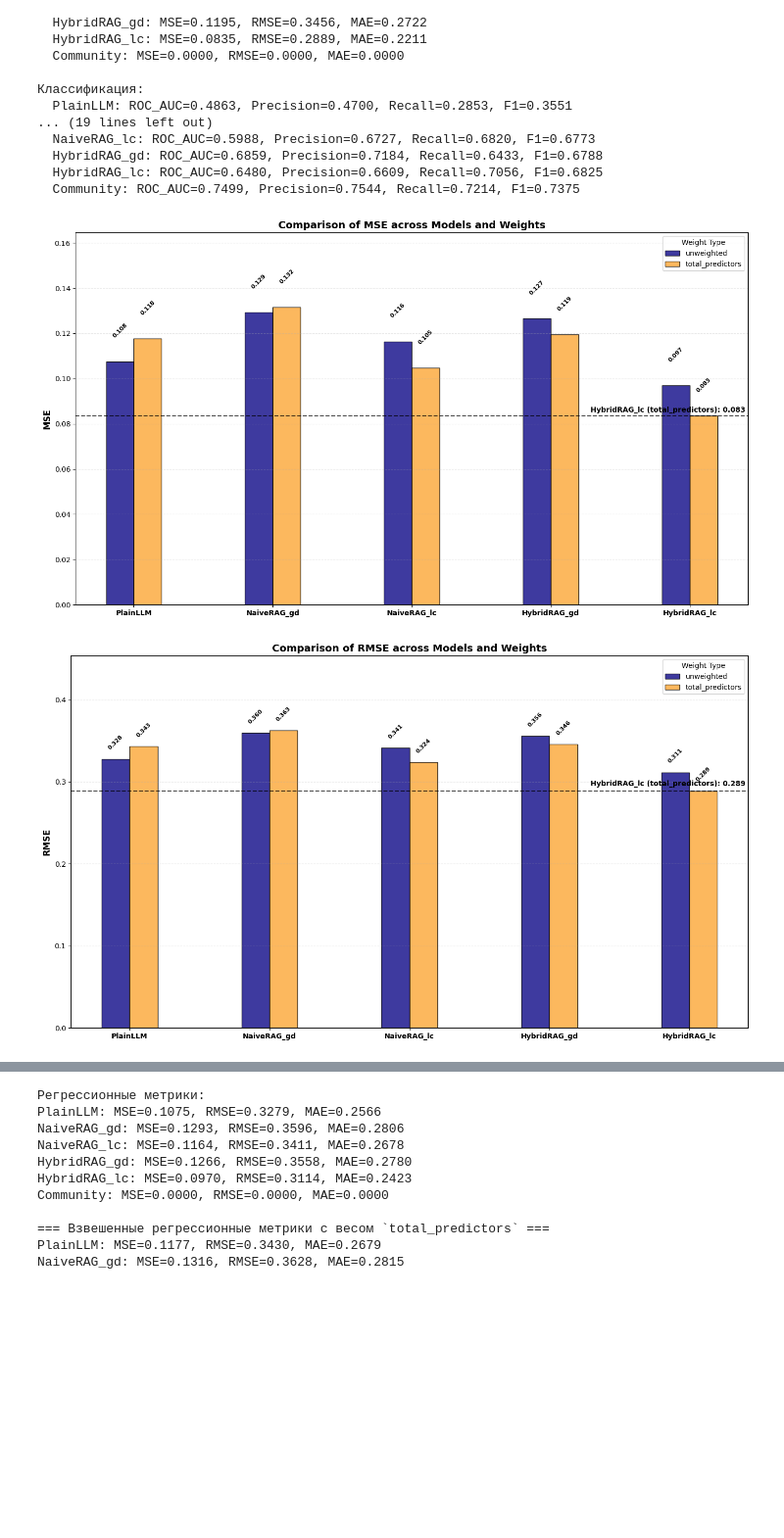
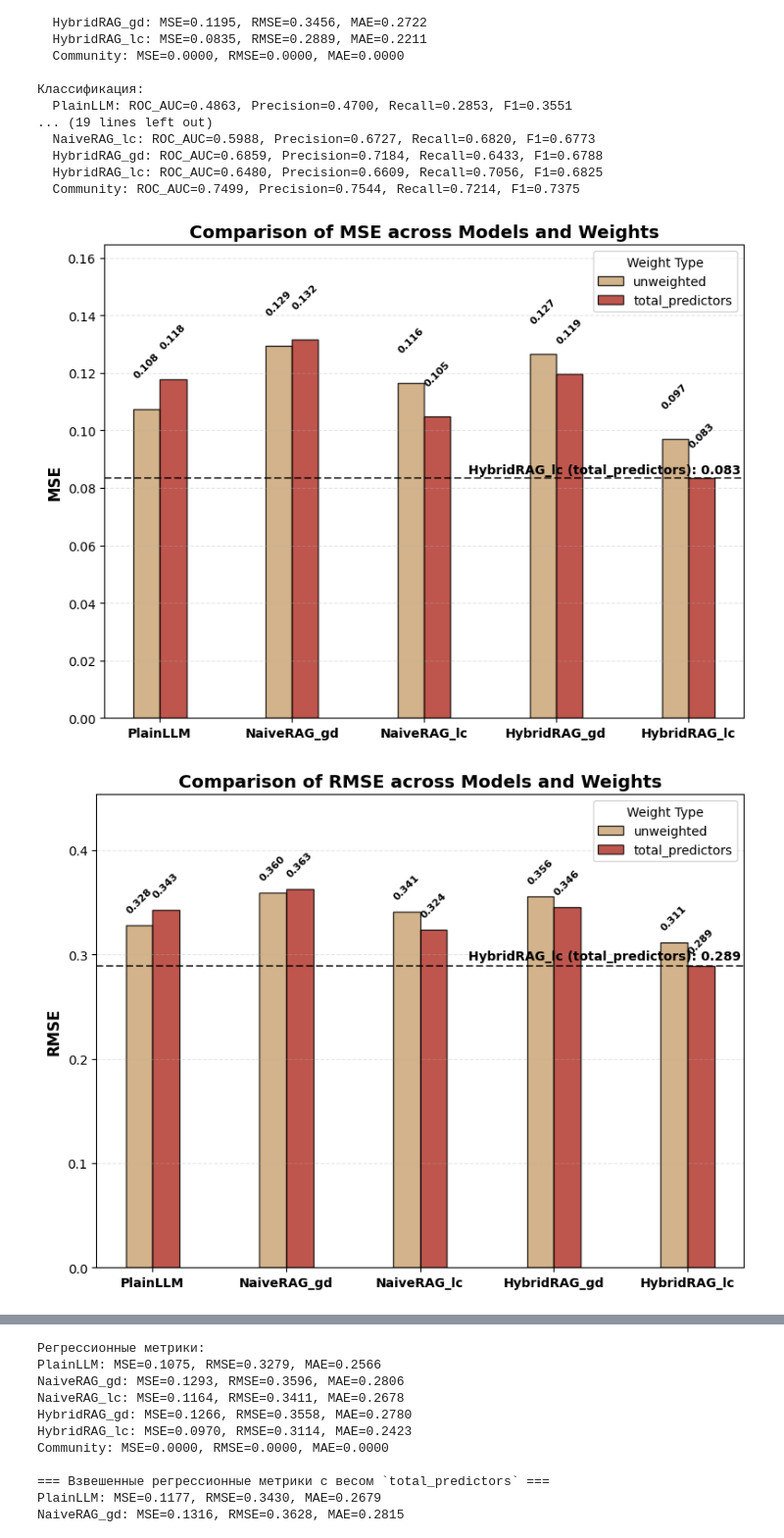
Before and after one commit to StephanOlizko/probability_estimation_rag, a Jupyter notebook: metrics/temp.ipynb, the cells around one changed output, grey strips where cells are left out. Shown: that part at 98% size. Saved outputs shown, nothing was run; the diff lists cells and outputs as text; code cells hidden in the pictures; blank space fills up the shorter version.

```diff
--- a/metrics/temp.ipynb
+++ b/metrics/temp.ipynb
@@ -325,11 +325,11 @@ all_reg = {'unweighted': reg_metrics, **weighted_reg_metrics}
 
 prefixes_without_community = [p for p in prefixes if p != 'Community']
 
-# Use the same color palette for both regression and classification metrics
-colors = plt.cm.plasma(np.linspace(0, 0.8, len(weight_labels)))
+# Use custom colors for both regression and classification metrics
+custom_colors = ['#c8a06e', '#af2c22']  # Yellow and Red
 
 for metric in metrics:
-    plt.figure(figsize=(14, 8))  # Increased figure size for better spacing
+    plt.figure(figsize=(8, 6))  # Increased figure size for better spacing
     n = len(prefixes_without_community)
     width = 0.2
     x = list(range(n))
@@ -354,7 +354,7 @@ for metric in metrics:
     for i, w in enumerate(weight_labels):
         vals = [all_reg[w][p][metric] for p in prefixes_without_community]
         bars = plt.bar([xi + i*width for xi in x], vals, width=width, label=w,
-                color=colors[i], edgecolor='black', linewidth=1, alpha=0.8)
+                color=custom_colors[i], edgecolor='black', linewidth=1, alpha=0.8)
 
         # Add value labels on top of bars
         for j, bar in enumerate(bars):
@@ -412,11 +412,11 @@ metrics_clf = ['ROC_AUC', 'Precision', 'Recall', 'F1', 'Accuracy']
 
 x = list(range(len(prefixes)))
 
-# Use the same color palette as we defined earlier for consistency
-# colors is already defined using plt.cm.plasma
+# Use the same custom colors for consistency
+# custom_colors is already defined as ['#c8a06e', '#af2c22']
 
 for metric in metrics_clf:
-    plt.figure(figsize=(14, 8))
+    plt.figure(figsize=(8, 6))
 
     # Find best (maximum) value for each metric across all models
     best_values = []
@@ -436,33 +436,33 @@ for metric in metrics_clf:
 
     # Plot bars
     for i, w in enumerate(weight_labels):
         vals = [clf_metrics_all[w][p][metric] for p in prefixes]
         bars = plt.bar([xi + i*width for xi in x], vals, width=width, label=w,
-                color=colors[i], edgecolor='black', linewidth=1, alpha=0.8)
+                color=custom_colors[i], edgecolor='black', linewidth=1, alpha=0.8)
 
         # Add value labels on top of bars
         for j, bar in enumerate(bars):
             height = bar.get_height()
             plt.text(bar.get_x() + bar.get_width()/2., height + 0.01,
                     f'{height:.3f}', ha='center', va='bottom',
                     fontweight='bold', fontsize=8, rotation=45)
 
     # Add best performer line
     plt.axhline(y=best_value, color='black', linestyle='--', alpha=0.7)
     plt.text(len(prefixes)-0.5, best_value*0.98, f'{best_model} ({best_weight}): {best_value:.3f}',
             color='black', fontweight='bold', ha='right')
 
     plt.xticks([xi + width/2*(len(weight_labels)-1) for xi in x], prefixes, fontsize=10, fontweight='bold')
     plt.ylabel(metric, fontsize=12, fontweight='bold')
     plt.title(f'Comparison of {metric} across Models and Weights', fontsize=14, fontweight='bold')
     plt.legend(title='Weight Type')
     plt.grid(axis='y', linestyle='--', alpha=0.3)
 
     # Add extra padding to the top to ensure labels don't get cut off
     plt.ylim(0.2, 0.9)#min(1.1, best_value*1.2))
 
     plt.tight_layout()
     plt.show()
 # %% [output]
-[figure, old version]
+[figure, new version]
-[figure, old version]
+[figure, new version]
```
Also changed, not shown: parts of 2 cells of this notebook, 3 other files.
